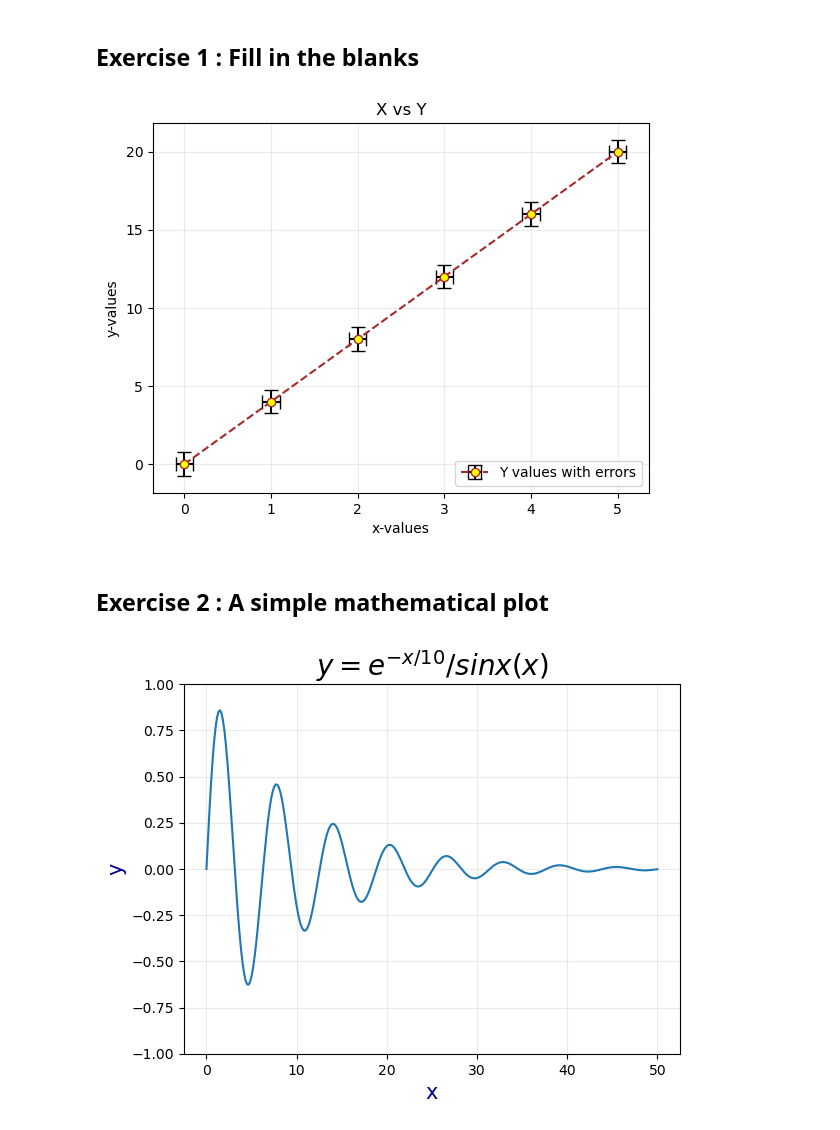
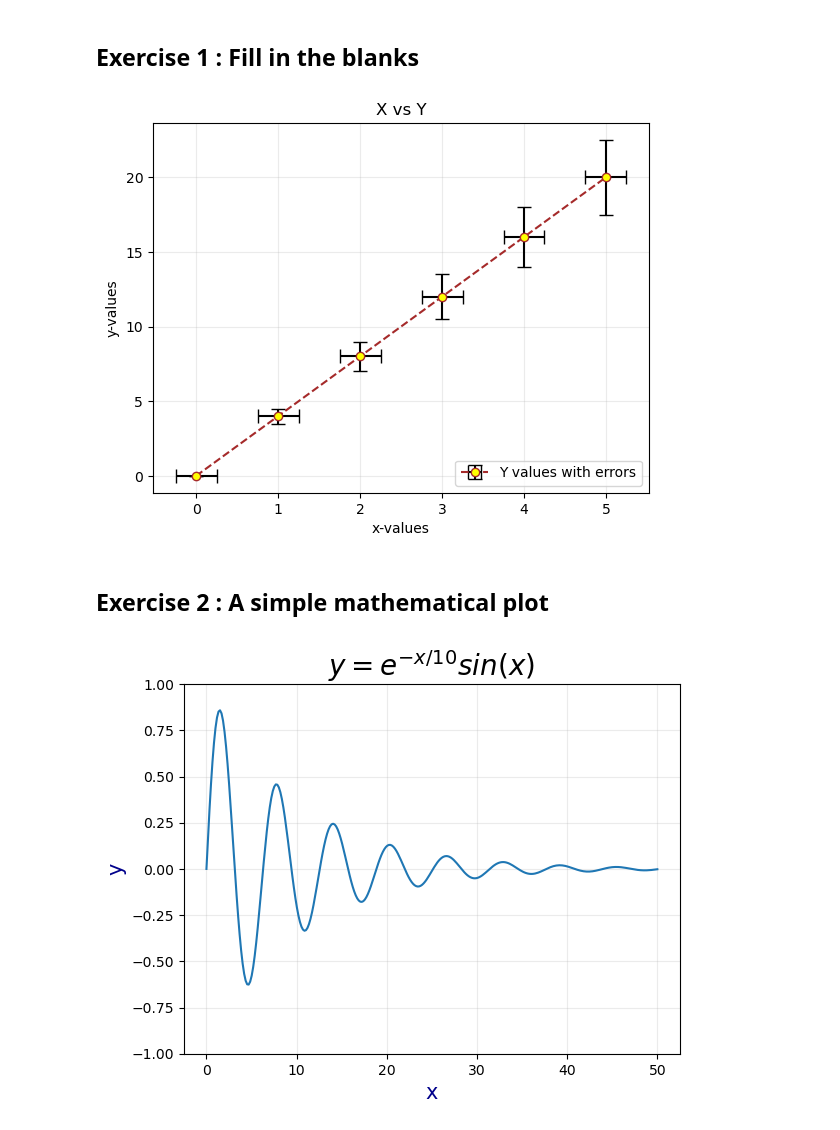
Before and after one commit to SPS-SP2273/learning-portfolio-gabrielgan24, a Jupyter notebook: plotting/plotting_(need).ipynb, the cells around one changed output. Saved outputs shown, nothing was run; the diff lists cells and outputs as text; code cells hidden in the pictures.

```diff
--- a/plotting/plotting_(need).ipynb
+++ b/plotting/plotting_(need).ipynb
@@ -225,24 +225,24 @@ plt.style.use('default')
 # %%
 from matplotlib import pyplot as plt
 x = [0, 1, 2, 3, 4, 5]
 y = [0, 4, 8, 12, 16, 20]
 y_err = [0.0, 0.5, 1.0, 1.5, 2.0, 2.5]
-x_err = .25
+x_err = 0.25
 
-plt.errorbar(x, y, xerr=x_error, yerr=y_error,
+plt.errorbar(x, y, xerr=x_err, yerr=y_err,
              color='brown', linestyle= '--',
              marker='o', markerfacecolor='yellow',
              ecolor='black',capsize=5,
              label='Y values with errors')
 plt.xlabel('x-values')
 plt.ylabel('y-values')
 plt.title('X vs Y')
 plt.grid(alpha=.25)
 plt.legend(loc='lower right')
 #save_file_figure(plt, argv)                  # Hide
 plt.show(block=False)
 # %% [output]
-[figure, old version]
+[figure, new version]
 # %% [markdown]
 ## Exercise 2 :  A simple mathematical plot
 # %%
@@ -266,7 +266,7 @@ plt.ylim(-1,1)  #4
 plt.grid(alpha=0.25)  #2
 plt.xlabel('x', fontsize=15, color='darkblue')
 plt.ylabel('y', fontsize=15, color='darkblue')  #1
-plt.title('$y=e^{-x/10}/sinx(x)$', fontsize=20)  #3
+plt.title('$y=e^{-x/10}sin(x)$', fontsize=20)  #3
 plt.show()
 # %% [output]
-[figure, old version]
+[figure, new version]
```
